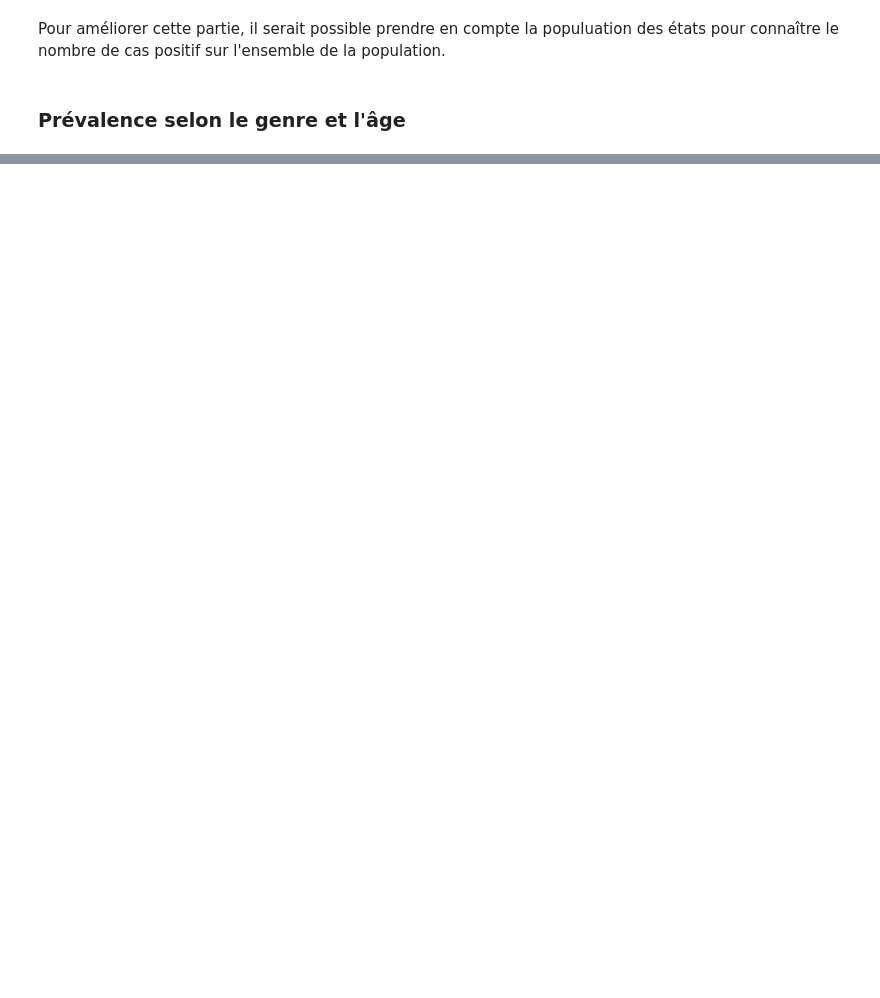
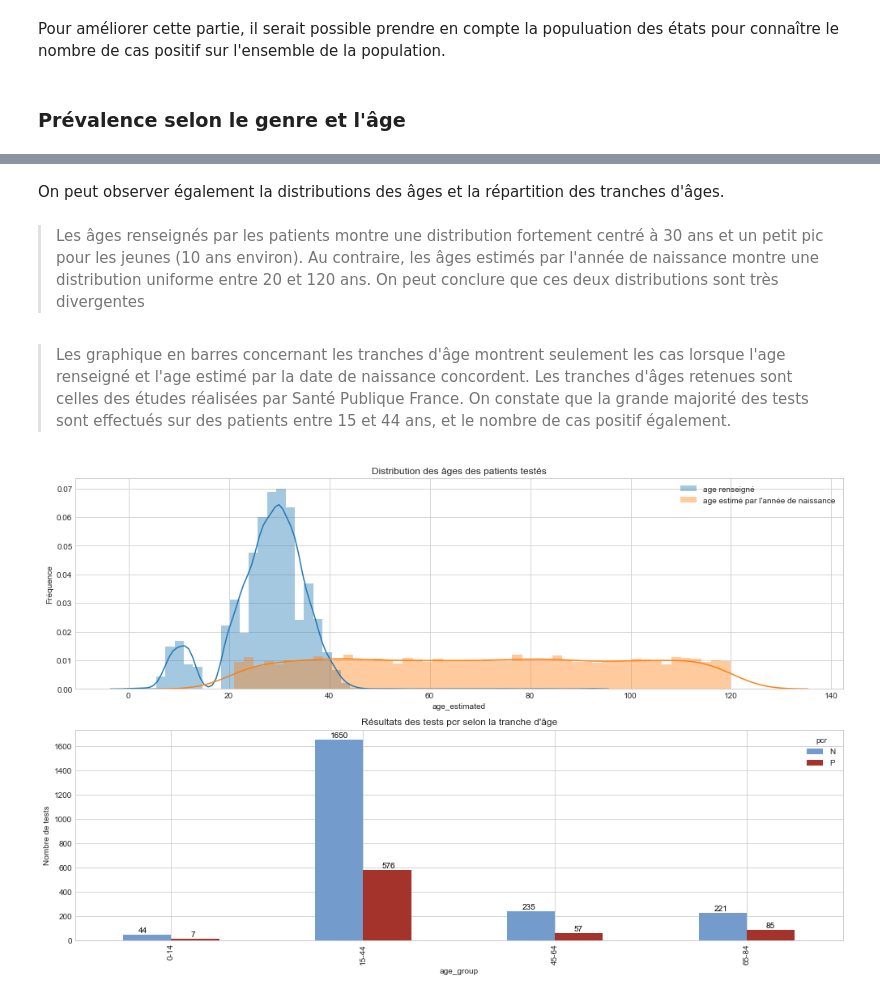
Before and after one commit to titigmr/Test-INRIA-APHP, a Jupyter notebook: data_analysis.ipynb, the cells around one changed output, grey strips where cells are left out. Drawn from its saved outputs; the diff is of its cells as text; code cells hidden in the pictures; blank space fills up the shorter version.

```diff
--- a/data_analysis.ipynb
+++ b/data_analysis.ipynb
@@ -310,0 +268,25 @@ fig.tight_layout()
+# %% [markdown]
+On peut observer également la distributions des âges et la répartition des tranches d'âges.
+# %% [markdown]
+> Les âges renseignés par les patients montre une distribution fortement centré à 30 ans et un petit pic pour les jeunes (10 ans environ). Au contraire, les âges estimés par l'année de naissance montre une distribution uniforme entre 20 et 120 ans. On peut conclure que ces deux distributions sont très divergentes
+# %% [markdown]
+> Les graphique en barres concernant les tranches d'âge montrent seulement les cas lorsque l'age renseigné et l'age estimé par la date de naissance concordent. Les tranches d'âges retenues sont celles des études réalisées par Santé Publique France. On constate que la grande majorité des tests sont effectués sur des patients entre 15 et 44 ans, et le nombre de cas positif également.
+# %%
+age = df.age[df.age.notnull()]
+age_es = df.age_estimated[df.age_estimated.notnull()]
+# %%
+fig, ax = plt.subplots(2, 1, figsize=(14, 9))
+
+plot_dist(age, age_es,
+          title='Distribution des âges des patients testés',
+          label=('age renseigné', "age estimé par l'année de naissance"), ax=ax[0])
+ax[0].set_ylabel('Fréquence')
+
+
+plot_hist_age(df, ax[1], x=(-0.17, 20), y=(0.1, 20),
+              ylabel='Nombre de tests',
+              title="Résultats des tests pcr selon la tranche d'âge")
+
+plt.tight_layout()
+# %% [output]
+[figure, added]
```
Also changed, not shown: parts of 16 cells of this notebook, 5 other files.
